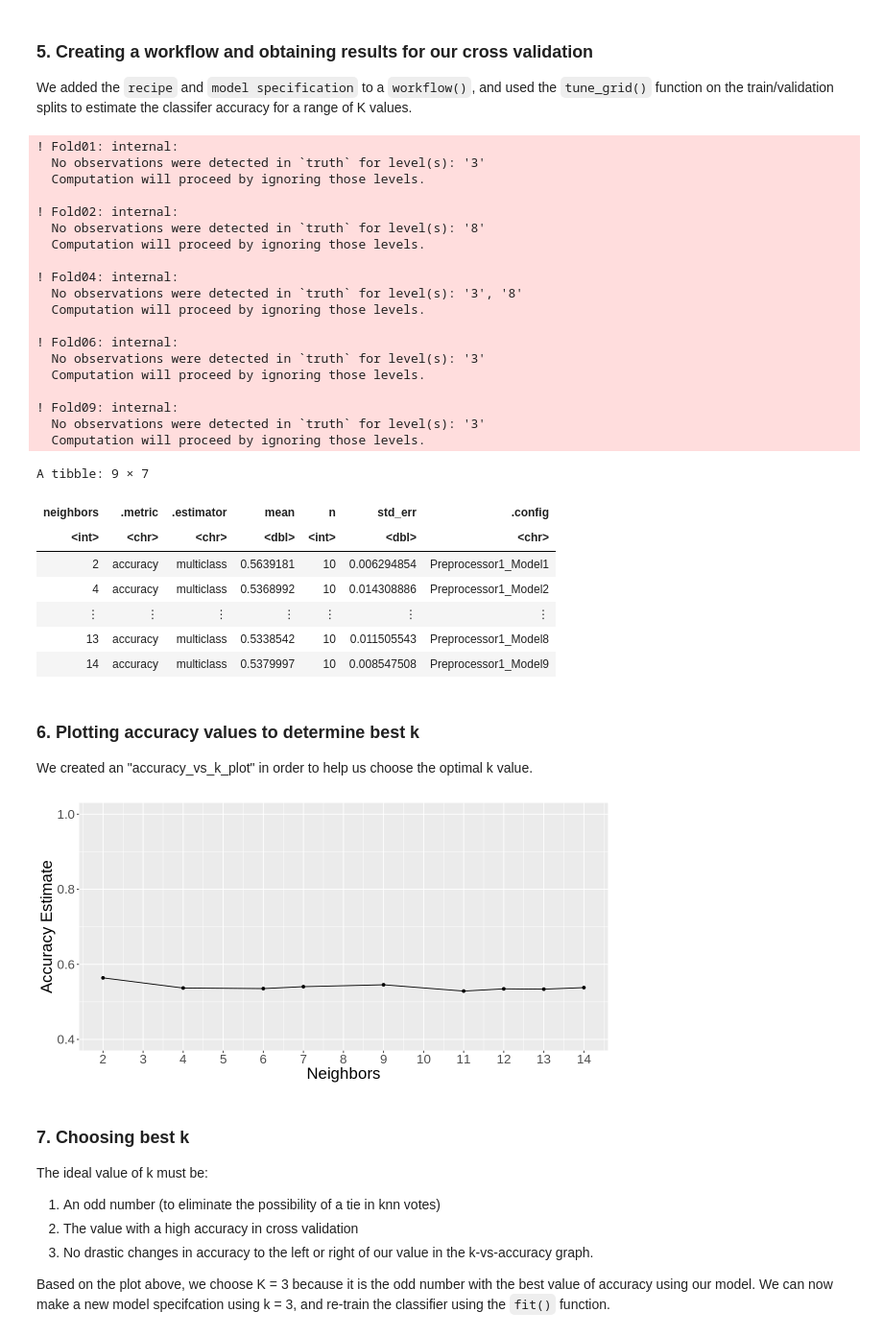
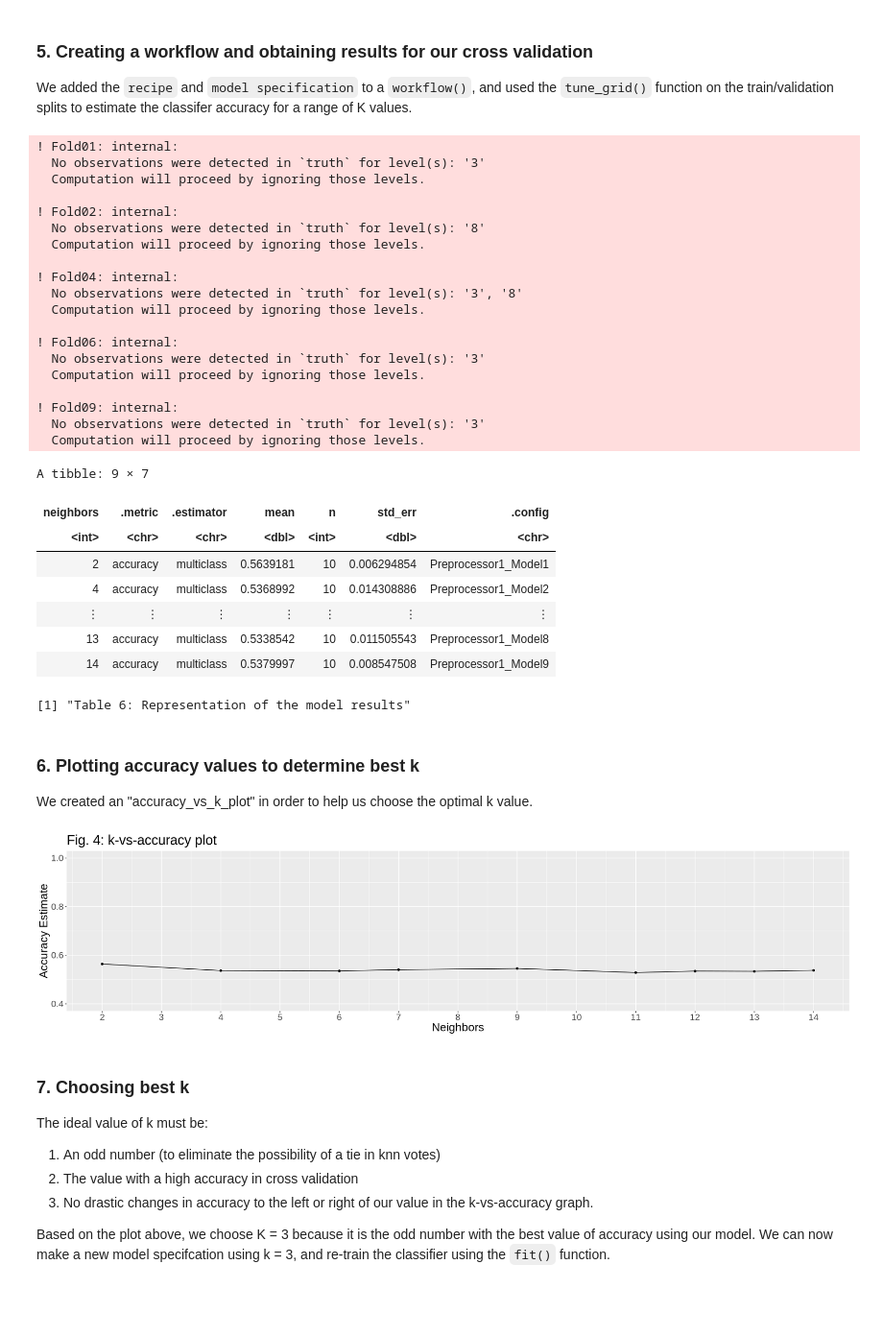
Before and after one commit to s4yuj/KNN-Wine-Quality-Predictor, a Jupyter notebook: project_report.ipynb, the cells around one changed output. Shown at 96% size. Saved outputs shown, nothing was run; the diff lists cells and outputs as text; code cells hidden in the pictures; blank space fills up the shorter version.

```diff
--- a/project_report.ipynb
+++ b/project_report.ipynb
@@ -376,6 +423,7 @@ knn_results <- workflow() |>
     filter(.metric == "accuracy")
 
 knn_results
+print("Table 6: Representation of the model results")
 # %% [output]
 ! Fold01: internal:
   No observations were detected in `truth` for level(s): '3'
@@ -404,6 +452,7 @@ A tibble: 9 × 7
 | ⋮ | ⋮ | ⋮ | ⋮ | ⋮ | ⋮ | ⋮ |
 | 13 | accuracy | multiclass | 0.5338542 | 10 | 0.011505543 | Preprocessor1_Model8 |
 | 14 | accuracy | multiclass | 0.5379997 | 10 | 0.008547508 | Preprocessor1_Model9 |
+[1] "Table 6: Representation of the model results"
 # %% [markdown]
 ### 6. Plotting accuracy values to determine best k
 
@@ -411,16 +460,16 @@ We created an "accuracy_vs_k_plot" in order to help us choose the optimal k valu
 # %%
 accuracy_vs_k_plot <- ggplot(knn_results, aes(x = neighbors, y = mean)) +
     geom_point() +
     geom_line() +
     labs(x = "Neighbors", y = "Accuracy Estimate") +
     theme(text = element_text(size = 20)) +
     scale_x_continuous(breaks = seq(0, 14, by = 1)) +
-    scale_y_continuous(limits = c(0.4, 1.0))
-
+    scale_y_continuous(limits = c(0.4, 1.0)) +
+    ggtitle("Fig. 4: k-vs-accuracy plot")
 
 accuracy_vs_k_plot
 # %% [output]
-[figure, old version]
+[figure, new version]
 # %% [markdown]
 ### 7. Choosing best k
 
```
Also changed, not shown: parts of 22 cells of this notebook.
